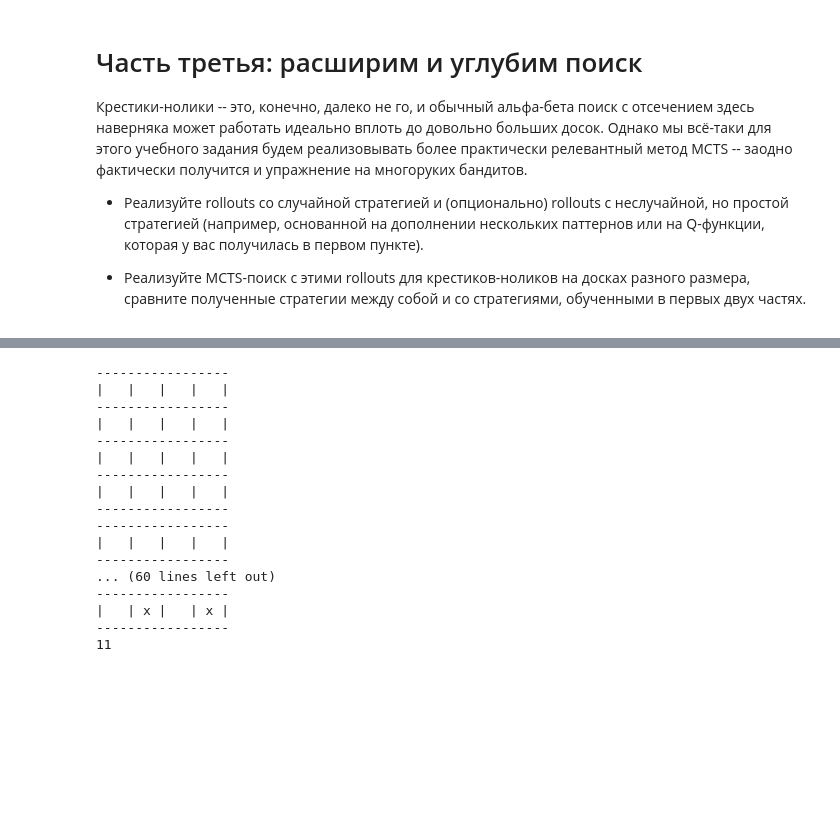
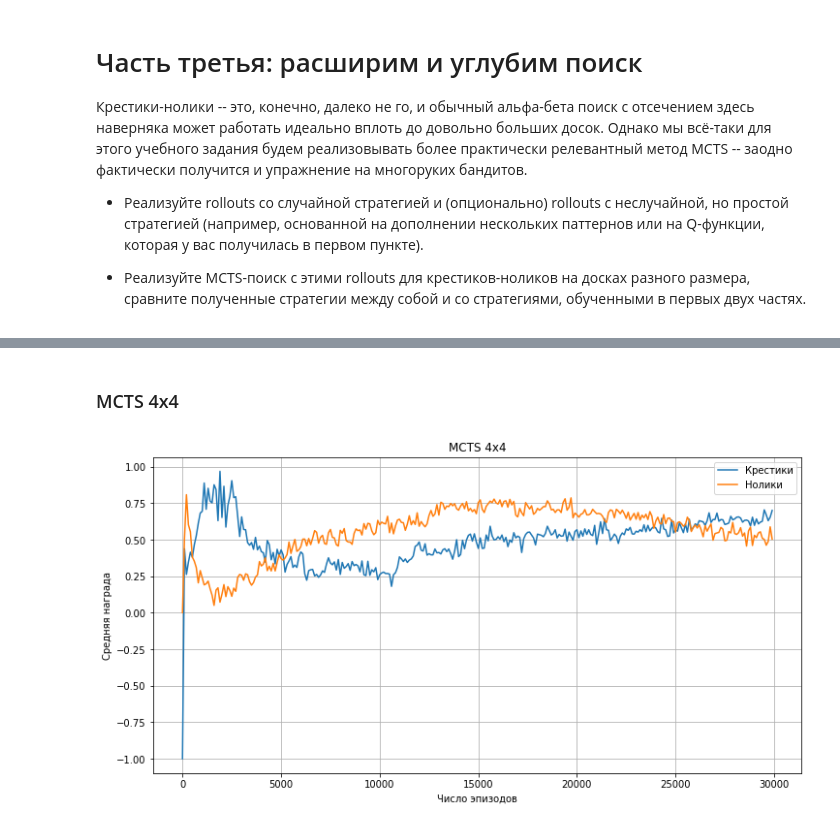
Before and after one commit to RyazMax/MADE_ADL, a Jupyter notebook: HW2/HW2.ipynb, the cells around one changed output, grey strips where cells are left out. Saved outputs shown, nothing was run; the diff lists cells and outputs as text; code cells hidden in the pictures; blank space fills up the shorter version.

```diff
--- a/HW2/HW2.ipynb
+++ b/HW2/HW2.ipynb
@@ -974,3 +984,16 @@ class MCTS:
+# %% [markdown]
+### MCTS 4x4
+# %%
+env = TicTacToe(4, 4, 4)
+c_mcts = MCTS(env, RandomAgent(env), 1, 1.5)
+n_mcts = MCTS(env, RandomAgent(env), -1, 1.5)
+iters = 30000
+every = 100
+data = (c_mcts.fit(iters=iters, every=every, verbose=False), n_mcts.fit(iters=iters, every=every))
+# %%
+plot_mcts(data, 'MCTS 4x4')
+# %% [output]
+[figure, added]
 # %%
 def start_game(env: TicTacToe, strategy: BaseAgent):
     done = False
@@ -981,22 +1004,4 @@ def start_game(env: TicTacToe, strategy: BaseAgent):
         env.printBoard()
         a = int(input())
         state, reward, done, _ = env.step(a)
-start_game(env, DQNCrosses)
+#start_game(env, DQNCrosses)
-# %% [output]
------------------
-|   |   |   |   |
------------------
-|   |   |   |   |
------------------
-|   |   |   |   |
------------------
-|   |   |   |   |
------------------
------------------
-|   |   |   |   |
------------------
-... (60 lines left out)
------------------
-|   | x |   | x |
------------------
-11
```
Also changed, not shown: parts of 6 cells of this notebook.
